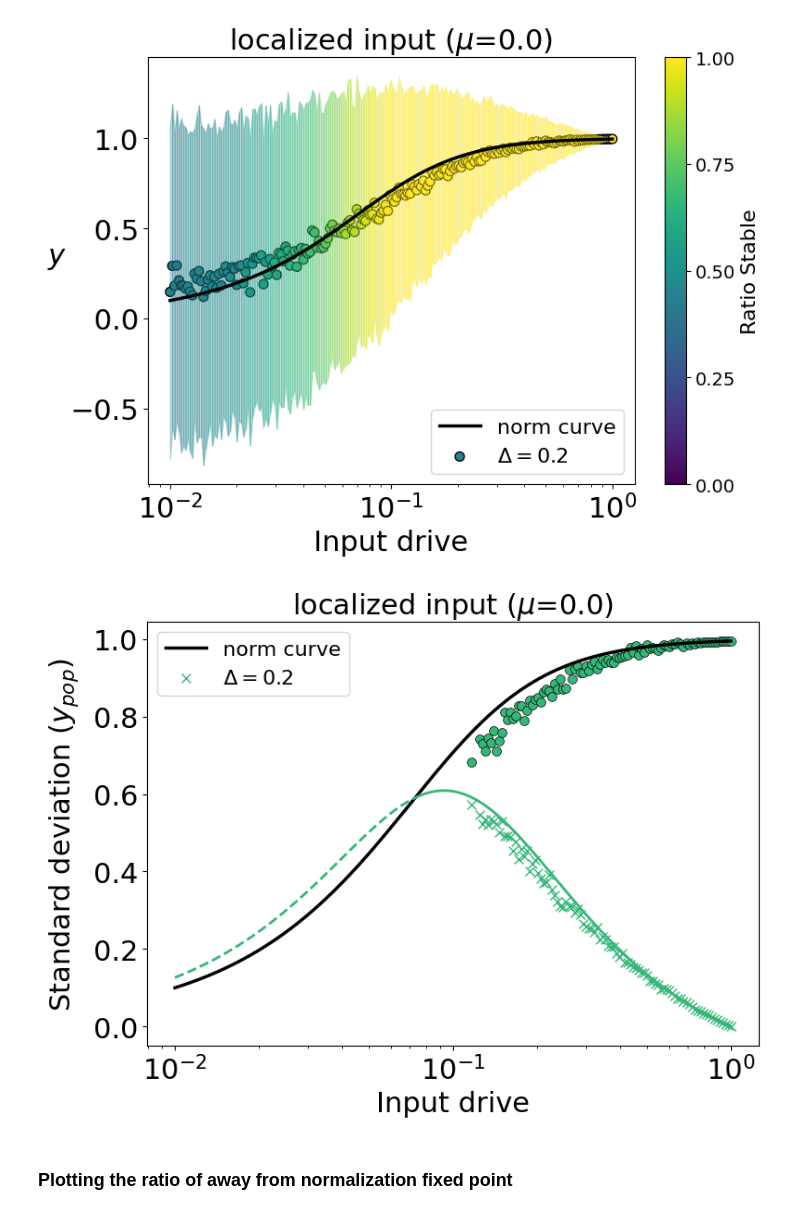
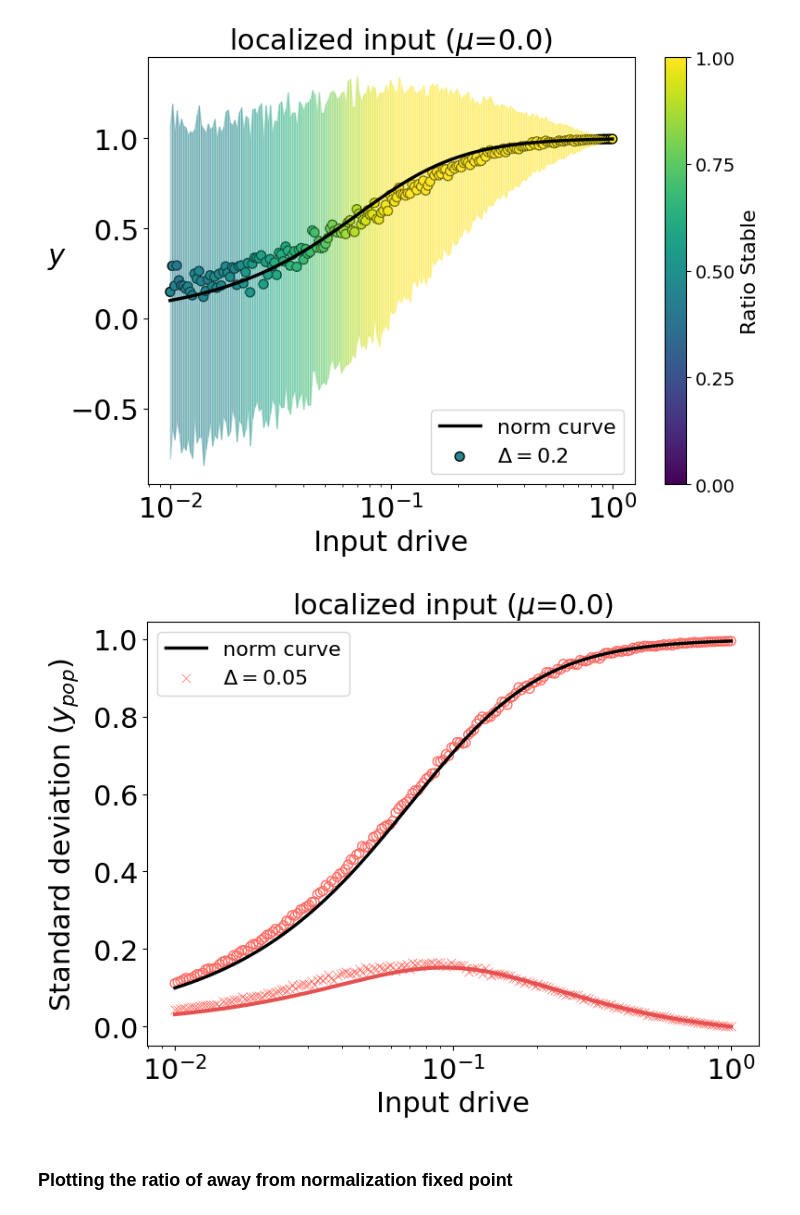
Before and after one commit to shivangrawat/perturbed_organics, a Jupyter notebook: examples/plot_lines_localized.ipynb, the cells around one changed output. Cells and saved outputs as stored; diff of their text form; code cells hidden in the pictures.

Commit message:
added plotting code with modified stability criteria

```diff
--- a/examples/plot_lines_localized.ipynb
+++ b/examples/plot_lines_localized.ipynb
@@ -326,13 +326,15 @@ plt.show()
 # %%
 plt.figure(figsize=(8, 6))
 
+stability_criterion_percent = 0.99
 
 # Plot the norm_sol_idx curve (assumed to be a numpy array)
 plt.plot(input_range, norm_sol_idx, label="norm curve", color='black', linewidth=2.5)
 
 delta_keys = [0.05, 0.1, 0.2]
+colors_to_use = ['#FF6961', plt.cm.viridis(1 / 3), plt.cm.viridis(2 / 3)]
 
-idx_wanted = 2
+idx_wanted = 0
 
 for i, delta_val in enumerate(delta_keys):
     if not i==idx_wanted:
@@ -341,11 +343,26 @@ for i, delta_val in enumerate(delta_keys):
     actual_fp_y = actual_fp_y_dict[delta_val]
     pop_avg_y = torch.sum(actual_fp_y, dim=3)
 
-    y_val_mean = torch.mean(pop_avg_y, dim=2)
-    y_val_std = torch.std(pop_avg_y, dim=2)
+    y_val_mean = torch.nanmean(pop_avg_y, dim=2)
+    y_val_std = utils.nanstd(pop_avg_y, dim=2)
+
+    # Calculate the percentage of stable points for each input drive
+    ratio_stable = torch.sum(~torch.isnan(pop_avg_y), dim=2) / num_trials
+    mask = (ratio_stable[0, :] > stability_criterion_percent).cpu().numpy()
 
     # plot the mean points
-    plt.scatter(np.array(input_range), y_val_mean, color=plt.cm.viridis(i / len(delta_keys)), s=50, edgecolors='k', linewidths=0.5)
+    plt.scatter(np.array(input_range)[mask], y_val_mean[0, :][mask], facecolors='none', s=50, edgecolors=colors_to_use[i], linewidths=1.0)
+
+    # Plot the scatter of y_val_std points.
+    plt.scatter(
+        input_range[mask],
+        y_val_std[0, :][mask],
+        label=f"$\\Delta = {delta_val}$",
+        color=colors_to_use[i],
+        linewidth=0.5,
+        s=50,
+        marker='x'
+    )
 
     # Compute the analytical curve (make sure input_range and params['sigma'] are compatible types)
     analytical_sd = (delta_val * input_range / math.sqrt(2)) * (1 - np.sqrt(params['sigma'] ** 2 + input_range ** 2)) / (params['sigma'] ** 2 + input_range ** 2)
@@ -387,38 +404,36 @@ for i, delta_val in enumerate(delta_keys):
             seg_x.append(x_int)
             seg_y.append(y_int)
             segments.append((seg_x, seg_y, current_cond))
 
             # Start a new segment beginning at the intersection point and the current j point.
             seg_x = [x_int, input_range[j]]
             seg_y = [y_int, analytical_sd[j]]
             current_cond = new_cond
 
     # Append the last segment.
     segments.append((seg_x, seg_y, current_cond))
 
     # Plot each segment using dashed linestyle if analytical_sd > norm_sol_idx, otherwise solid.
     for seg in segments:
         seg_x_data, seg_y_data, cond_flag = seg
         ls = '--' if cond_flag else '-'
-        plt.plot(seg_x_data, seg_y_data, color=plt.cm.viridis(i / len(delta_keys)), linewidth=2.0, linestyle=ls)
+        # plt.plot(seg_x_data, seg_y_data, color=colors_to_use[i], linewidth=3.0, linestyle=ls)
+        plt.plot(seg_x_data, seg_y_data, color="#E65050", linewidth=3.0, linestyle=ls)
 
-    # Also plot the scatter of y_val_std points.
-    plt.scatter(input_range, y_val_std[0, :], label=f"$\Delta = {delta_val}$",
-                color=plt.cm.viridis(i / len(delta_keys)), linewidth=1.0, s=50, marker='x')
 
 plt.xlabel('Input drive', fontsize=22)
 plt.ylabel(r"Standard deviation ($y_{pop}$)", fontsize=22, labelpad=10)
 plt.title(f"{input_type} input ($\mu$={mu})", fontsize=22)
 plt.xscale('log')
 plt.legend(fontsize=16, loc='upper left')
 plt.xticks(fontsize=22)
 plt.yticks(fontsize=22)
 plt.tight_layout()
 plt.savefig(f'../figures/fig3/{input_type}_{delta_keys[idx_wanted]}.png', bbox_inches='tight')
 plt.savefig(f'../figures/fig3/{input_type}_{delta_keys[idx_wanted]}.svg', format='svg', bbox_inches='tight', dpi=300)
 plt.show()
 # %% [output]
-[figure, old version]
+[figure, new version]
 # %% [markdown]
 ### Plotting the ratio of away from normalization fixed point
 # %%
```
Also changed, not shown: 1 other file.
